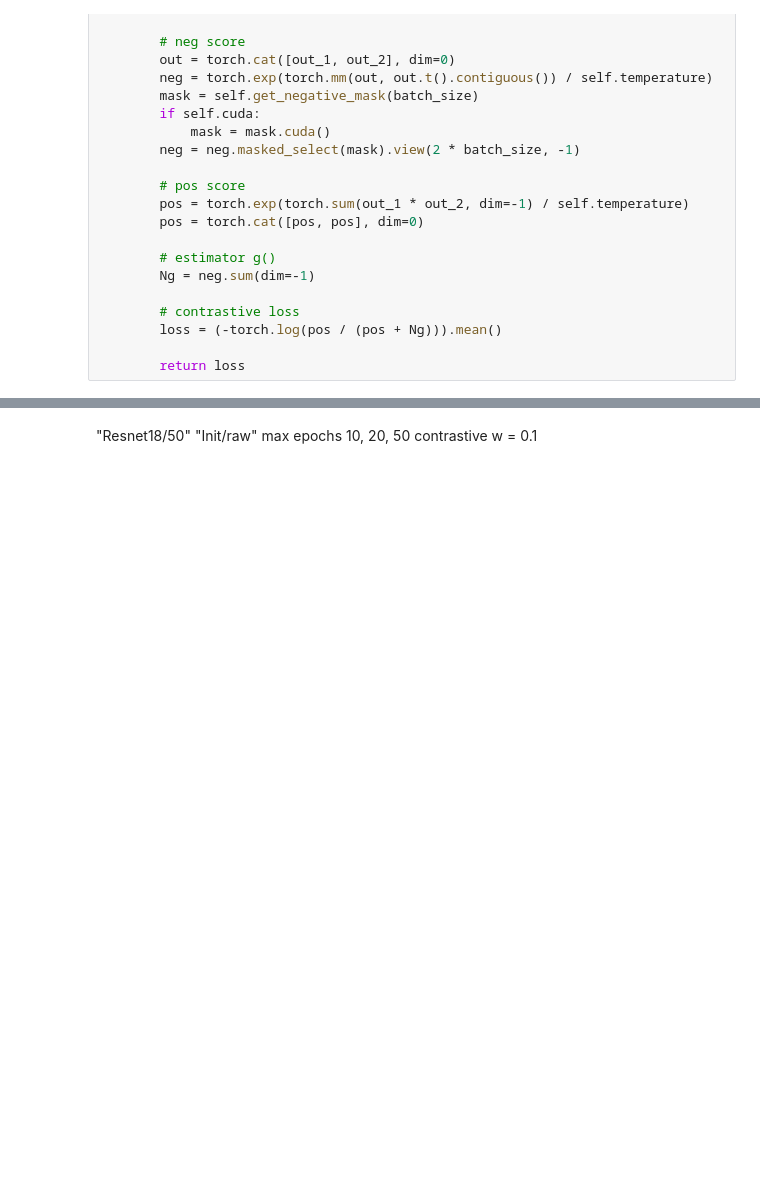
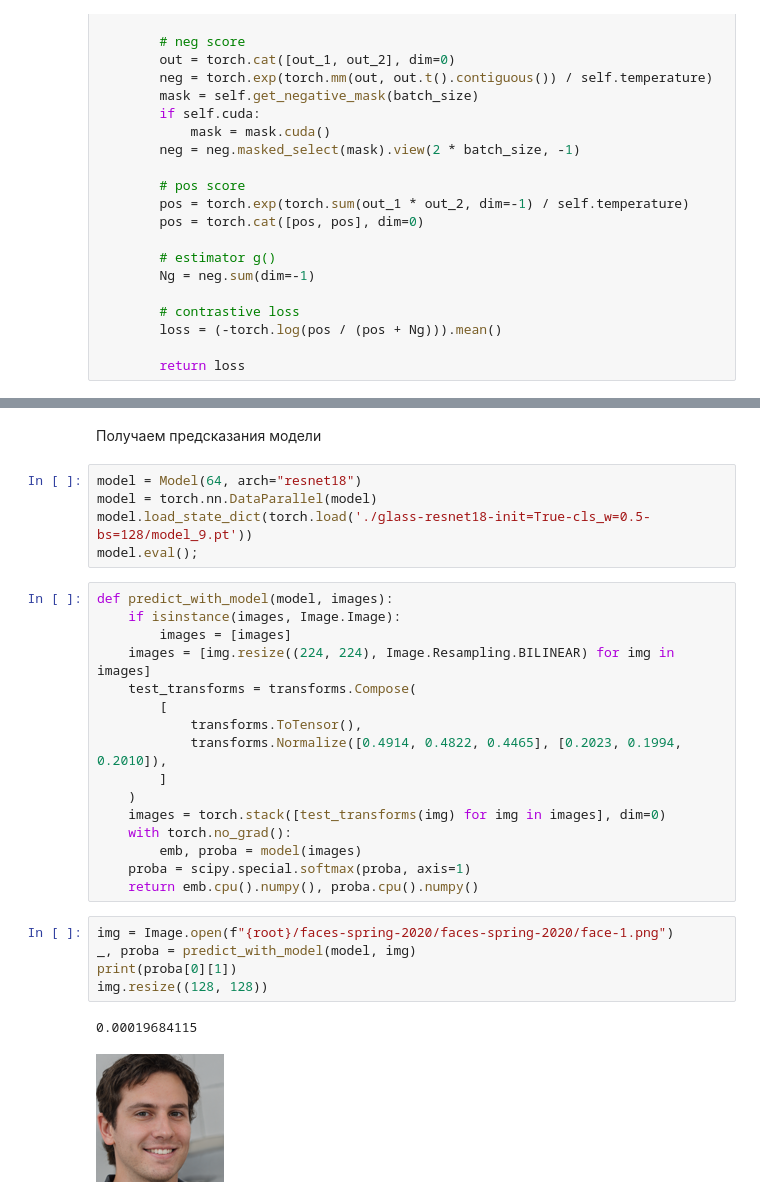
Before and after one commit to goo-goo-goo-joob/hse_glasses_cv, a Jupyter notebook: baseline_contrastive.ipynb, the cells around one changed output, grey strips where cells are left out. Saved outputs shown, nothing was run; the diff lists cells and outputs as text; blank space fills up the shorter version.

Commit message:
add models

```diff
--- a/baseline_contrastive.ipynb
+++ b/baseline_contrastive.ipynb
@@ -279,5 +329,31 @@ main(
-# %% [markdown]
-"Resnet18/50"
-"Init/raw"
-max epochs 10, 20, 50
-contrastive w = 0.1
+# %% [markdown]
+Получаем предсказания модели
+# %%
+model = Model(64, arch="resnet18")
+model = torch.nn.DataParallel(model)
+model.load_state_dict(torch.load('./glass-resnet18-init=True-cls_w=0.5-bs=128/model_9.pt'))
+model.eval();
+# %%
+def predict_with_model(model, images):
+    if isinstance(images, Image.Image):
+        images = [images]
+    images = [img.resize((224, 224), Image.Resampling.BILINEAR) for img in images]
+    test_transforms = transforms.Compose(
+        [
+            transforms.ToTensor(),
+            transforms.Normalize([0.4914, 0.4822, 0.4465], [0.2023, 0.1994, 0.2010]),
+        ]
+    )
+    images = torch.stack([test_transforms(img) for img in images], dim=0)
+    with torch.no_grad():
+        emb, proba = model(images)
+    proba = scipy.special.softmax(proba, axis=1)
+    return emb.cpu().numpy(), proba.cpu().numpy()
+# %%
+img = Image.open(f"{root}/faces-spring-2020/faces-spring-2020/face-1.png")
+_, proba = predict_with_model(model, img)
+print(proba[0][1])
+img.resize((128, 128))
+# %% [output]
+0.00019684115
+[figure, added]
```
Also changed, not shown: parts of 8 cells of this notebook, 2 other files.
